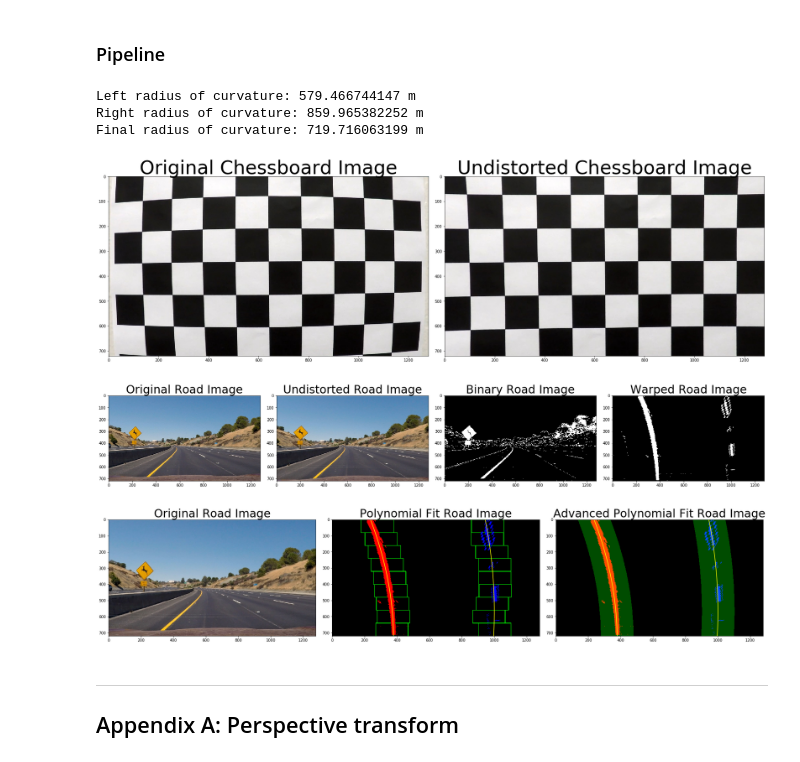
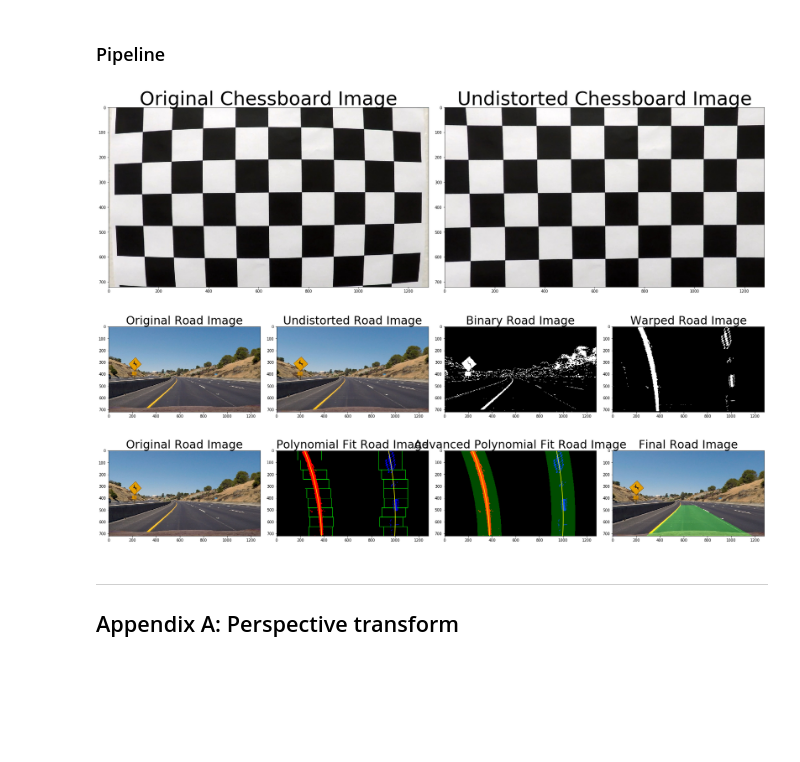
Before and after one commit to urs-waldmann/CarND-Advanced-Lane-Lines, a Jupyter notebook: adv_lane_fin.ipynb, the cells around one changed output. Drawn from its saved outputs; the diff is of its cells as text; code cells hidden in the pictures; blank space fills up the shorter version.

Commit message:
Update adv_lane_fin.ipynb.
Warp the detected lane boundaries back onto the original image.

```diff
--- a/adv_lane_fin.ipynb
+++ b/adv_lane_fin.ipynb
@@ -333,6 +333,12 @@ for fname in images:
     left_fit = np.polyfit(lefty, leftx, 2)
     right_fit = np.polyfit(righty, rightx, 2)
 
+    # Generate x and y values for plotting.
+    ploty = np.linspace(0, binary_warped.shape[0]-1, binary_warped.shape[0] )
+    left_fitx = left_fit[0]*ploty**2 + left_fit[1]*ploty + left_fit[2]
+    right_fitx = right_fit[0]*ploty**2 + right_fit[1]*ploty + right_fit[2]
+
+    '''
     # Skip the sliding windows step once you know where the lines are.
     nonzero = binary_warped.nonzero()
     nonzeroy = np.array(nonzero[0])
@@ -355,13 +361,14 @@ for fname in images:
     # Fit a second order polynomial to each.
     left_fit = np.polyfit(lefty, leftx, 2)
     right_fit = np.polyfit(righty, rightx, 2)
-
-    '''
-    # Plot the fitting of a polynomial.
     # Generate x and y values for plotting.
     ploty = np.linspace(0, binary_warped.shape[0]-1, binary_warped.shape[0] )
     left_fitx = left_fit[0]*ploty**2 + left_fit[1]*ploty + left_fit[2]
     right_fitx = right_fit[0]*ploty**2 + right_fit[1]*ploty + right_fit[2]
+    '''
+
+    '''
+    # Plot the fitting of a polynomial.
     out_img[nonzeroy[left_lane_inds], nonzerox[left_lane_inds]] = [255, 0, 0]
     out_img[nonzeroy[right_lane_inds], nonzerox[right_lane_inds]] = [0, 0, 255]
     fig = plt.figure()
@@ -415,7 +422,7 @@ for fname in images:
     # RADIUS OF CURVATURE.
     '''
     # Measure the radius of curvature in pixel space closest to the vehicle.
-    y_eval = img_size[0]
+    y_eval = np.max(ploty)
     left_curverad = ((1 + (2*left_fit[0]*y_eval + left_fit[1])**2)**1.5) / np.absolute(2*left_fit[0])
     right_curverad = ((1 + (2*right_fit[0]*y_eval + right_fit[1])**2)**1.5) / np.absolute(2*right_fit[0])
     #print(left_curverad, right_curverad)
@@ -438,7 +445,34 @@ for fname in images:
     curverad = (left_curverad + right_curverad) / 2
     #print(curverad)
 
-    # CENTER OF CAR
+    # CENTER OF CAR.
+
+    # PROJECT LANE LINES BACK ON ORIGINAL ROAD IMAGE.
+    # Create an image to draw the lines on.
+    warp_zero = np.zeros_like(binary_warped).astype(np.uint8)
+    color_warp = np.dstack((warp_zero, warp_zero, warp_zero))
+
+    # Recast the x and y points into usable format for cv2.fillPoly().
+    pts_left = np.array([np.transpose(np.vstack([left_fitx, ploty]))])
+    pts_right = np.array([np.flipud(np.transpose(np.vstack([right_fitx, ploty])))])
+    pts = np.hstack((pts_left, pts_right))
+
+    # Draw the lane onto the warped blank image.
+    cv2.fillPoly(color_warp, np.int_([pts]), (0,255, 0))
+
+    # Warp the blank back to original image space using inverse perspective matrix (Minv).
+    newwarp = warper(color_warp, dst, src)
+    # Combine the result with the original image.
+    final = cv2.addWeighted(undistorted, 1, newwarp, 0.3, 0)
+
+    '''
+    # Save final road images.
+    path = str(fname)
+    filename = path.split('/')[-1]
+    img_name = filename.split('.')[-2]
+    new_path = './output_images/final_' + img_name
+    mpimg.imsave(new_path, final)
+    '''
 
 
 
@@ -476,7 +510,7 @@ ax4.set_title('Warped Road Image', fontsize=30)
 plt.subplots_adjust(left=0., right=1, top=0.9, bottom=0.)
 
 # Plot example of polynomial fit on road image.
-f, (ax1, ax2, ax3) = plt.subplots(1, 3, figsize=(24, 9))
+f, (ax1, ax2, ax3, ax4) = plt.subplots(1, 4, figsize=(24, 9))
 f.tight_layout()
 ax1.imshow(img)
 ax1.set_title('Original Road Image', fontsize=30)
@@ -498,37 +532,36 @@ window_img = np.zeros_like(out_img)
 # Color in left and right line pixels.
 out_img[nonzeroy[left_lane_inds], nonzerox[left_lane_inds]] = [255, 0, 0]
 out_img[nonzeroy[right_lane_inds], nonzerox[right_lane_inds]] = [0, 0, 255]
 # Generate a polygon to illustrate the search window area.
 # And recast the x and y points into usable format for cv2.fillPoly().
 left_line_window1 = np.array([np.transpose(np.vstack([left_fitx-margin, ploty]))])
 left_line_window2 = np.array([np.flipud(np.transpose(np.vstack([left_fitx+margin, ploty])))])
 left_line_pts = np.hstack((left_line_window1, left_line_window2))
 right_line_window1 = np.array([np.transpose(np.vstack([right_fitx-margin, ploty]))])
 right_line_window2 = np.array([np.flipud(np.transpose(np.vstack([right_fitx+margin, ploty])))])
 right_line_pts = np.hstack((right_line_window1, right_line_window2))
 # Draw the lane onto the warped blank image.
 cv2.fillPoly(window_img, np.int_([left_line_pts]), (0,255, 0))
 cv2.fillPoly(window_img, np.int_([right_line_pts]), (0,255, 0))
 result = cv2.addWeighted(out_img, 1, window_img, 0.3, 0)
 ax3.imshow(result)
 ax3.plot(left_fitx, ploty, color='yellow')
 ax3.plot(right_fitx, ploty, color='yellow')
 ax3.set_xlim(0, 1280)
 ax3.set_ylim(720, 0)
 ax3.set_title('Advanced Polynomial Fit Road Image', fontsize=30)
+ax4.imshow(final)
+ax4.set_title('Final Road Image', fontsize=30)
 plt.subplots_adjust(left=0., right=1, top=0.9, bottom=0.)
 
 # Print radius of curvature for example road image.
 #print('Left radius of curvature:', left_curverad, 'm')
 #print('Right radius of curvature:', right_curverad, 'm')
 #print('Final radius of curvature:', curverad, 'm')
 # %% [output]
-Left radius of curvature: 579.466744147 m
-Right radius of curvature: 859.965382252 m
-Final radius of curvature: 719.716063199 m
 [figure]
 [figure]
-[figure, old version]
+[figure, new version]
 # %% [markdown]
 
 ---
```
